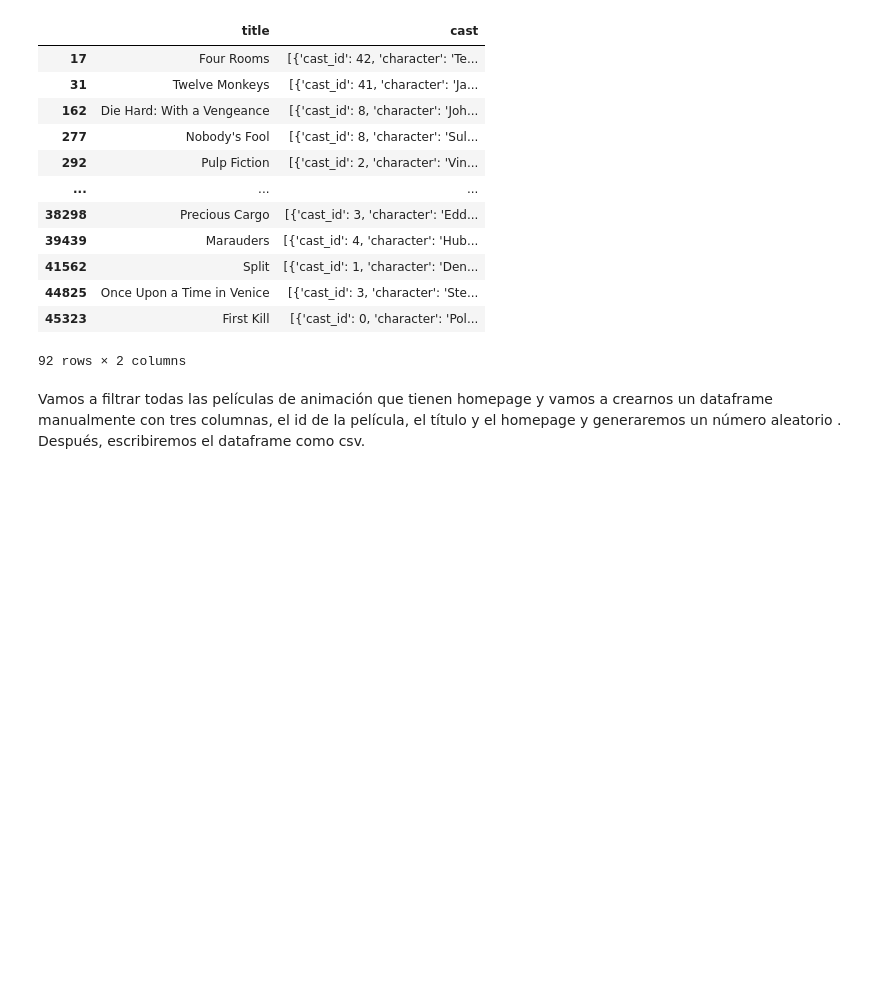
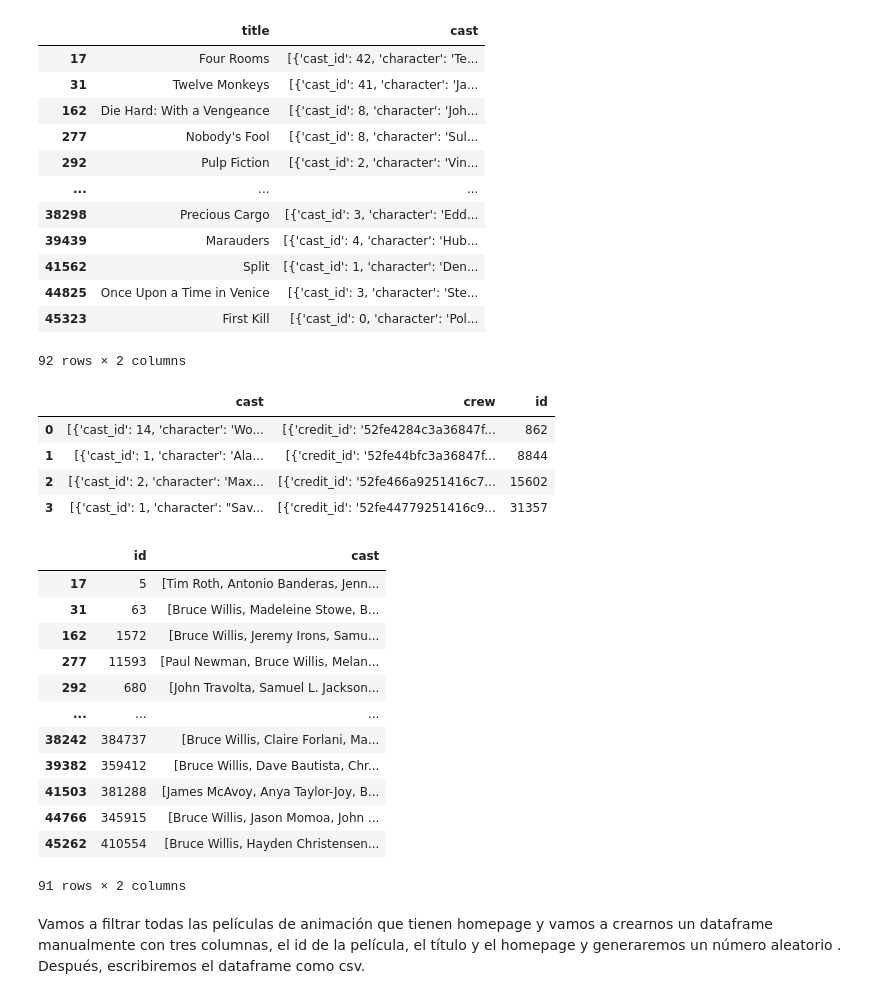
Before and after one commit to JoseRamonRenteroJimenez/SI_24_25, a Jupyter notebook: PR1/Practica02.ipynb, the cells around one changed output. Cells and saved outputs as stored; diff of their text form; code cells hidden in the pictures; blank space fills up the shorter version.

```diff
--- a/PR1/Practica02.ipynb
+++ b/PR1/Practica02.ipynb
@@ -300,6 +300,50 @@ display(df1)
 | 44825 | Once Upon a Time in Venice | [{'cast_id': 3, 'character': 'Ste... |
 | 45323 | First Kill | [{'cast_id': 0, 'character': 'Pol... |
 92 rows × 2 columns
+# %%
+#Ejercicio 1 Version 2
+
+import pandas as pd
+import numpy as np
+import re
+
+def transform_cast(x):
+    # Buscar todos los nombres entre 'name': ' y ',
+    names = re.findall(r"'name': '([^']*)'", x)
+    return names
+
+credits = pd.read_csv('credits.csv')
+
+display(credits.head(n=4))
+
+
+# Aplicamos la función al campo 'cast' del dataframe 'movie_credits'
+credits["cast"] = credits["cast"].apply(transform_cast)
+
+# Filtramos las películas interpretadas por Bruce Willis
+tested = 'Bruce Willis'
+mask = credits["cast"].apply(lambda x:  tested.lower() in str(x).lower())
+bruce_willis_movies = credits[mask]
+display(bruce_willis_movies[["id", "cast"]])
+# %% [output]
+|  | cast | crew | id |
+| 0 | [{'cast_id': 14, 'character': 'Wo... | [{'credit_id': '52fe4284c3a36847f... | 862 |
+| 1 | [{'cast_id': 1, 'character': 'Ala... | [{'credit_id': '52fe44bfc3a36847f... | 8844 |
+| 2 | [{'cast_id': 2, 'character': 'Max... | [{'credit_id': '52fe466a9251416c7... | 15602 |
+| 3 | [{'cast_id': 1, 'character': "Sav... | [{'credit_id': '52fe44779251416c9... | 31357 |
+|  | id | cast |
+| 17 | 5 | [Tim Roth, Antonio Banderas, Jenn... |
+| 31 | 63 | [Bruce Willis, Madeleine Stowe, B... |
+| 162 | 1572 | [Bruce Willis, Jeremy Irons, Samu... |
+| 277 | 11593 | [Paul Newman, Bruce Willis, Melan... |
+| 292 | 680 | [John Travolta, Samuel L. Jackson... |
+| ... | ... | ... |
+| 38242 | 384737 | [Bruce Willis, Claire Forlani, Ma... |
+| 39382 | 359412 | [Bruce Willis, Dave Bautista, Chr... |
+| 41503 | 381288 | [James McAvoy, Anya Taylor-Joy, B... |
+| 44766 | 345915 | [Bruce Willis, Jason Momoa, John ... |
+| 45262 | 410554 | [Bruce Willis, Hayden Christensen... |
+91 rows × 2 columns
 # %% [markdown]
 Vamos a filtrar todas las películas de animación que tienen homepage y vamos a crearnos un dataframe manualmente con tres columnas, el id de la película, el título y el homepage y generaremos un número aleatorio . Después, escribiremos el dataframe como csv.
 # %%
```
Also changed, not shown: parts of 3 cells of this notebook, 2 other files.
